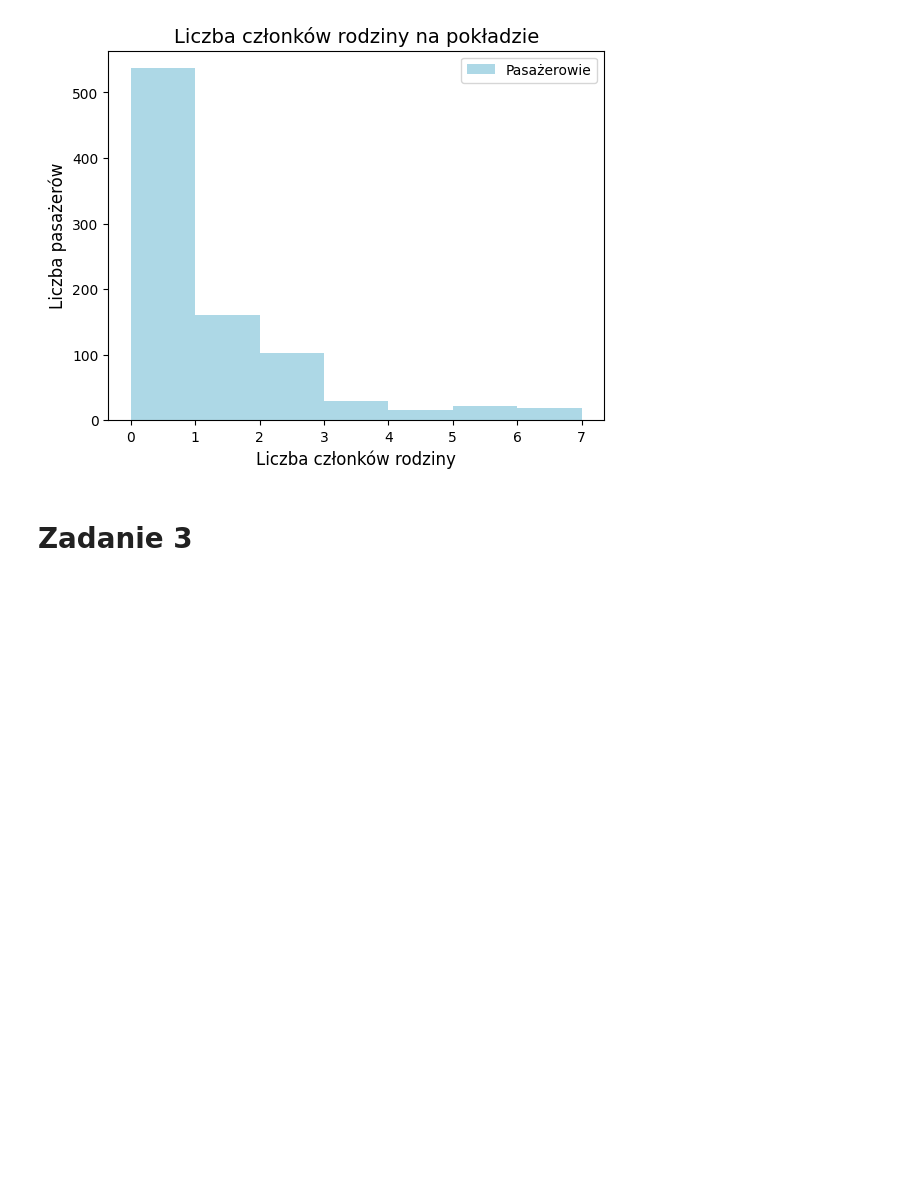
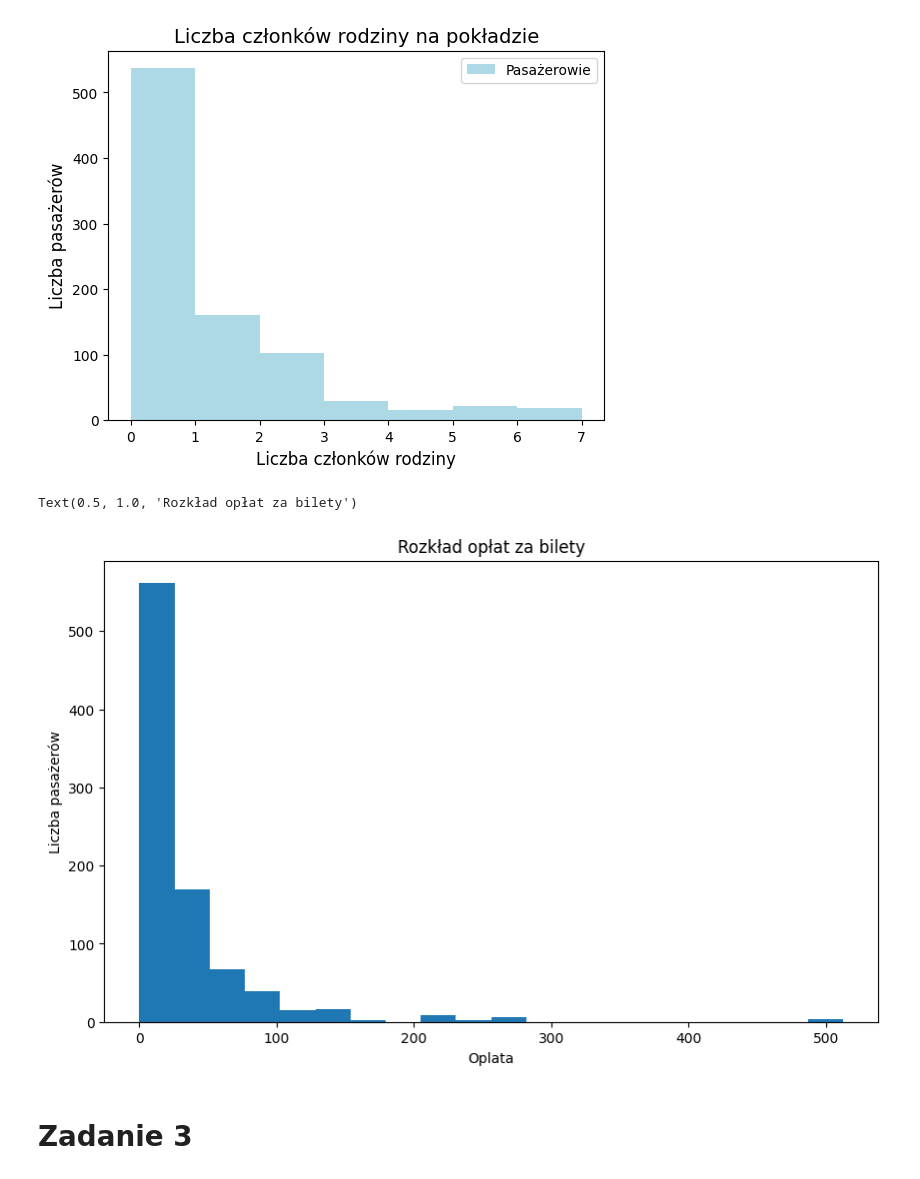
Before and after one commit to ClipLee/suml-lab-ClipLee, a Jupyter notebook: Lista_2.ipynb, the cells around one changed output. Drawn from its saved outputs; the diff is of its cells as text; code cells hidden in the pictures; blank space fills up the shorter version.

```diff
--- a/Lista_2.ipynb
+++ b/Lista_2.ipynb
@@ -64,3 +58,0 @@ dtype: int64
-# %%
-df = pd.read_csv('Lab03/datasets//DSP_6.csv')
-print(df.isna().sum())
@@ -102,6 +80,15 @@ plt.legend(["Pasażerowie"], loc="upper right")
 plt.show()
 # %% [output]
 [figure]
+# %%
+plt.figure(figsize=(10, 6))
+plt.hist(df['Fare'], bins=20)
+plt.xlabel('Oplata')
+plt.ylabel('Liczba pasażerów')
+plt.title('Rozkład opłat za bilety')
+# %% [output]
+Text(0.5, 1.0, 'Rozkład opłat za bilety')
+[figure, added]
 # %% [markdown]
 # Zadanie 3
 # %% [markdown]
```
Also changed, not shown: parts of 2 cells of this notebook.
